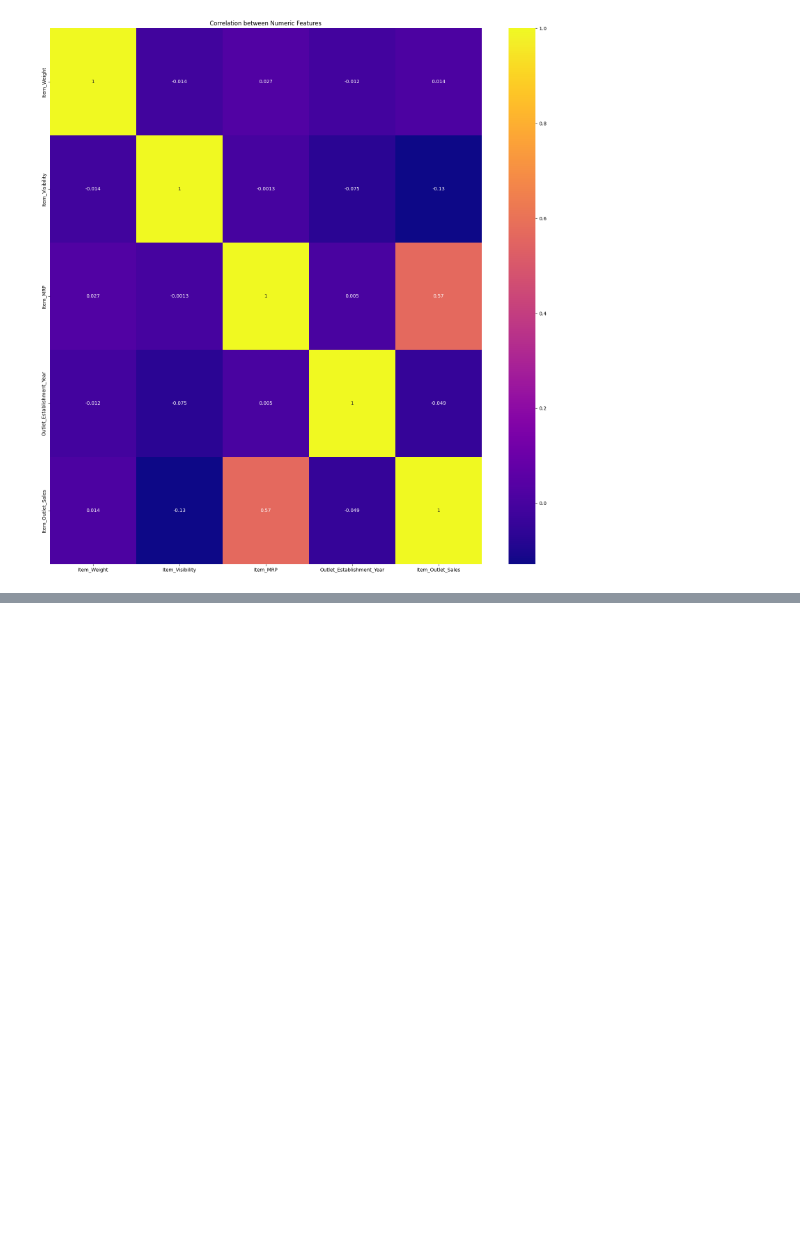
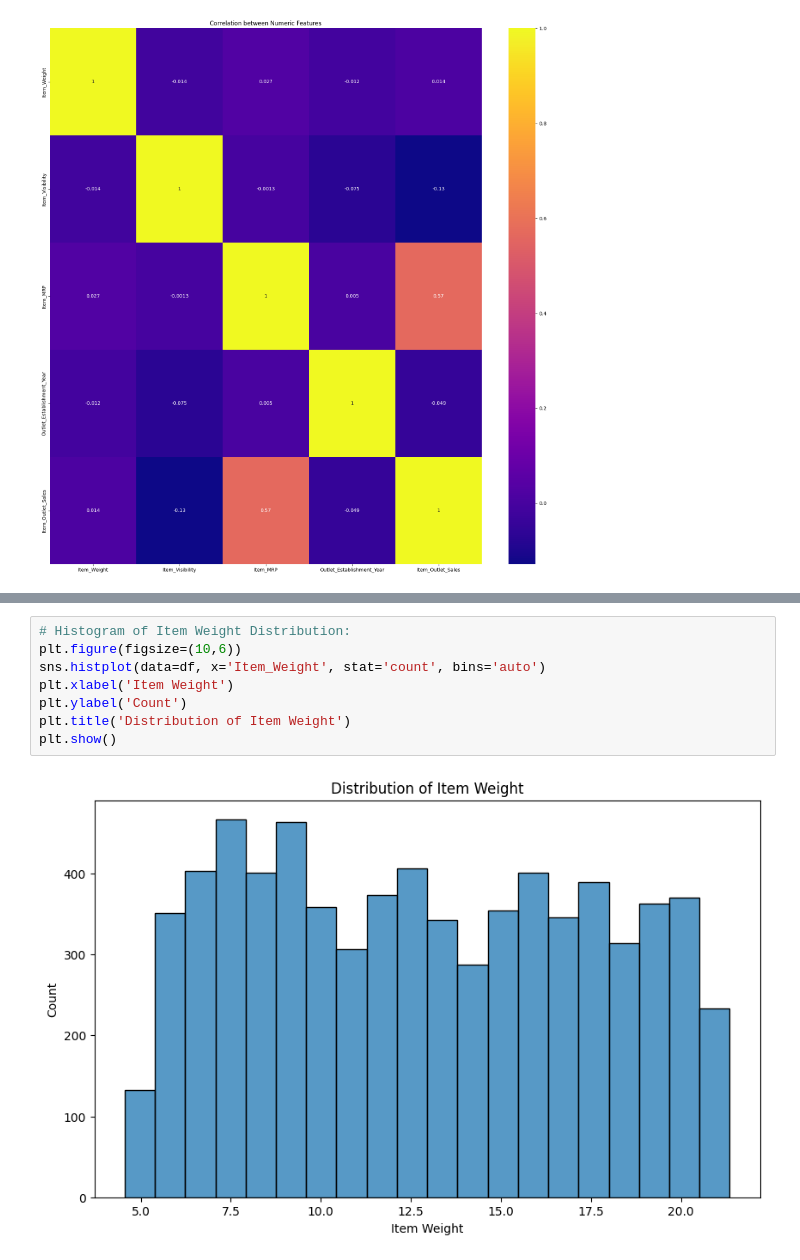
Before and after one commit to naghwalid/sales_predictions, a Jupyter notebook: Project_1_Part_3_(Core).ipynb, the cells around one changed output, grey strips where cells are left out. Saved outputs shown, nothing was run; the diff lists cells and outputs as text; blank space fills up the shorter version.

```diff
--- a/Project_1_Part_3_(Core).ipynb
+++ b/Project_1_Part_3_(Core).ipynb
@@ -85,0 +110,10 @@ plt.show()
+# %%
+# Histogram of Item Weight Distribution:
+plt.figure(figsize=(10,6))
+sns.histplot(data=df, x='Item_Weight', stat='count', bins='auto')
+plt.xlabel('Item Weight')
+plt.ylabel('Count')
+plt.title('Distribution of Item Weight')
+plt.show()
+# %% [output]
+[figure, added]
```
Also changed, not shown: parts of 5 cells of this notebook.
